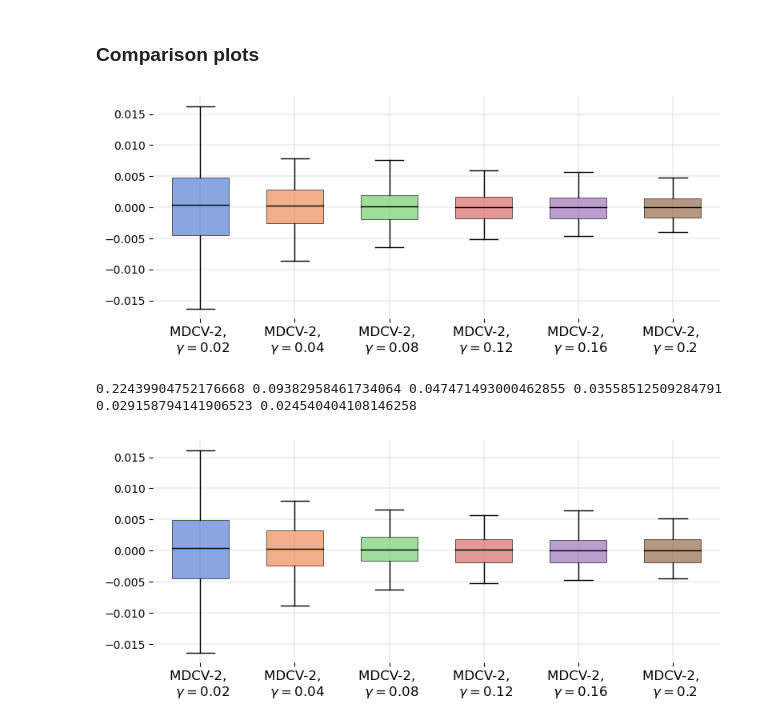
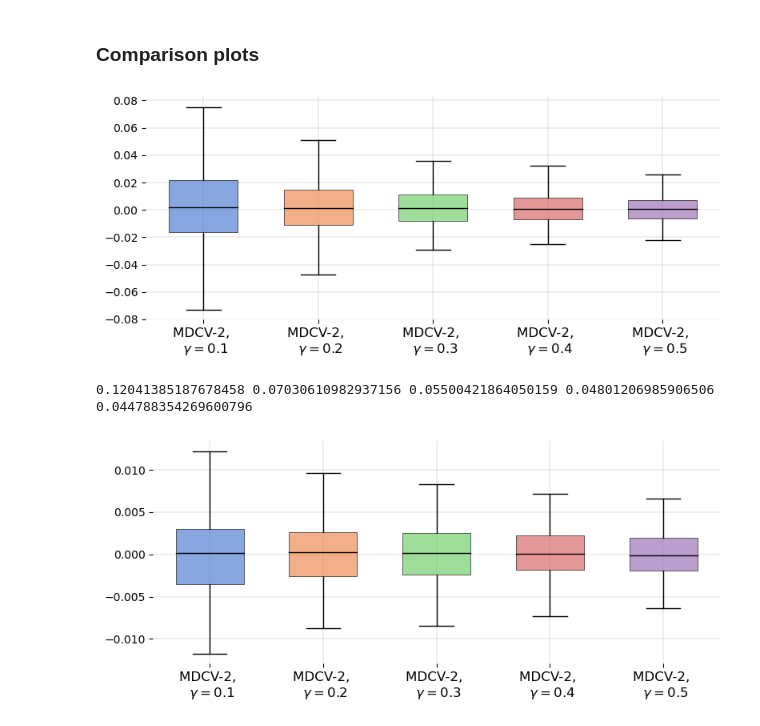
Before and after one commit to svsamsonov/VR-MCMC, a Jupyter notebook: Code/Discretized_diffusion_2d_gamma_influence.ipynb, the cells around one changed output. Drawn from its saved outputs; the diff is of its cells as text; code cells hidden in the pictures.

```diff
--- a/Code/Discretized_diffusion_2d_gamma_influence.ipynb
+++ b/Code/Discretized_diffusion_2d_gamma_influence.ipynb
@@ -365,7 +416,7 @@ print(res_new.shape)
 test_seed = 1453
 nbcores = multiprocessing.cpu_count()
 trav = Pool(nbcores)
-res_1 = trav.starmap(test_traj, [(coefs_poly_1,4*gamma,test_seed+i,lag,d,cov,N_test,x0) for i in range (n_traj_test)])
+res_1 = trav.starmap(test_traj, [(coefs_poly_1,3*gamma,test_seed+i,lag,d,cov,N_test,x0) for i in range (n_traj_test)])
 #res = trav.starmap(test_traj, [(Cur_pot,coefs_poly,step,test_seed+i,lag,K_max,S_max,N_burn,N_test,d,f_type,inds_arr,params,x0,fixed_start) for i in range (n_traj_test)])
 trav.close()
 res_new_1 = np.asarray(res_1)
@@ -376,7 +427,7 @@ print(res_new_1.shape)
 test_seed = 1453
 nbcores = multiprocessing.cpu_count()
 trav = Pool(nbcores)
-res_2 = trav.starmap(test_traj, [(coefs_poly_2,6*gamma,test_seed+i,lag,d,cov,N_test,x0) for i in range (n_traj_test)])
+res_2 = trav.starmap(test_traj, [(coefs_poly_2,4*gamma,test_seed+i,lag,d,cov,N_test,x0) for i in range (n_traj_test)])
 #res = trav.starmap(test_traj, [(Cur_pot,coefs_poly,step,test_seed+i,lag,K_max,S_max,N_burn,N_test,d,f_type,inds_arr,params,x0,fixed_start) for i in range (n_traj_test)])
 trav.close()
 res_new_2 = np.asarray(res_2)
@@ -387,7 +438,7 @@ print(res_new_2.shape)
 test_seed = 1453
 nbcores = multiprocessing.cpu_count()
 trav = Pool(nbcores)
-res_3 = trav.starmap(test_traj, [(coefs_poly_3,8*gamma,test_seed+i,lag,d,cov,N_test,x0) for i in range (n_traj_test)])
+res_3 = trav.starmap(test_traj, [(coefs_poly_3,5*gamma,test_seed+i,lag,d,cov,N_test,x0) for i in range (n_traj_test)])
 #res = trav.starmap(test_traj, [(Cur_pot,coefs_poly,step,test_seed+i,lag,K_max,S_max,N_burn,N_test,d,f_type,inds_arr,params,x0,fixed_start) for i in range (n_traj_test)])
 trav.close()
 res_new_3 = np.asarray(res_3)
@@ -447,27 +496,27 @@ def boxplot_ind(data, title, labels, path):
 # %%
 title = ""
 #labels = ['Vanilla\n Euler scheme', 'Euler scheme \nwith MDCV-1']
-labels = ['MDCV-2, \n $\\gamma = 0.02$', 'MDCV-2, \n $\\gamma = 0.04$',\
-          'MDCV-2, \n $\\gamma = 0.08$', 'MDCV-2, \n $\\gamma = 0.12$', 'MDCV-2, \n $\\gamma = 0.16$',\
-          'MDCV-2, \n $\\gamma = 0.2$']
+labels = ['MDCV-2, \n $\\gamma = 0.1$', 'MDCV-2, \n $\\gamma = 0.2$',\
+          'MDCV-2, \n $\\gamma = 0.3$', 'MDCV-2, \n $\\gamma = 0.4$', 'MDCV-2, \n $\\gamma = 0.5$']#,\
+          #'MDCV-2, \n $\\gamma = 0.2$']
 #labels = ['lag \n = 10','lag \n = 20', 'lag \n = 30', 'lag \n = 40', 'lag \n = 50', 'lag \n = 60']
 #labels = ['lag = 30', 'lag = 40', 'lag = 50', 'lag = 60']
 # %%
-data = [res_new_0[:,1],res_new[:,1],res_new_1[:,1], res_new_2[:,1],res_new_3[:,1],res_new_4[:,1]]
+data = [res_new_0[:,0],res_new[:,0],res_new_1[:,0], res_new_2[:,0],res_new_3[:,0]]#,res_new_4[:,1]]
 #data = [res_new_1[:,2], res_new_2[:,2],res_new_3[:,2],res_new_4[:,2]]
-boxplot_ind(data, title, labels,path="./2d_nonsymmetric_potential_gamma_1st_order__influence.pdf")
+boxplot_ind(data, title, labels,path="./2d_nonsymmetric_potential_gamma_vanilla__influence.pdf")
 # %% [output]
-[figure, old version]
+[figure, new version]
 # %%
-print(N_test*np.var(res_new_0[:,2]),N_test*np.var(res_new[:,2]),N_test*np.var(res_new_1[:,2]),N_test*np.var(res_new_2[:,2]),N_test*np.var(res_new_3[:,2]),N_test*np.var(res_new_4[:,2]))
+print(N_test*np.var(res_new_0[:,2]),N_test*np.var(res_new[:,2]),N_test*np.var(res_new_1[:,2]),N_test*np.var(res_new_2[:,2]),N_test*np.var(res_new_3[:,2]))#,N_test*np.var(res_new_4[:,2]))
 # %% [output]
-0.22439904752176668 0.09382958461734064 0.047471493000462855 0.03558512509284791 0.029158794141906523 0.024540404108146258
+0.12041385187678458 0.07030610982937156 0.05500421864050159 0.04801206985906506 0.044788354269600796
 # %%
-data = [res_new_0[:,2],res_new[:,2],res_new_1[:,2], res_new_2[:,2],res_new_3[:,2],res_new_4[:,2]]
+data = [res_new_0[:,2],res_new[:,2],res_new_1[:,2], res_new_2[:,2],res_new_3[:,2]]#,res_new_4[:,2]]
 #data = [res_new_1[:,2], res_new_2[:,2],res_new_3[:,2],res_new_4[:,2]]
 boxplot_ind(data, title, labels,path="./2d_nonsymmetric_potential_gamma_2nd_order__influence.pdf")
 # %% [output]
-[figure, old version]
+[figure, new version]
 # %%
 data = [res_new_0[:,0],res_new_0[:,2],res_new[:,2],res_new_1[:,2], res_new_2[:,2],res_new_3[:,2],res_new_4[:,2]]
 #data = [res_new_1[:,2], res_new_2[:,2],res_new_3[:,2],res_new_4[:,2]]
```
Also changed, not shown: parts of 10 cells of this notebook, 3 other files.
